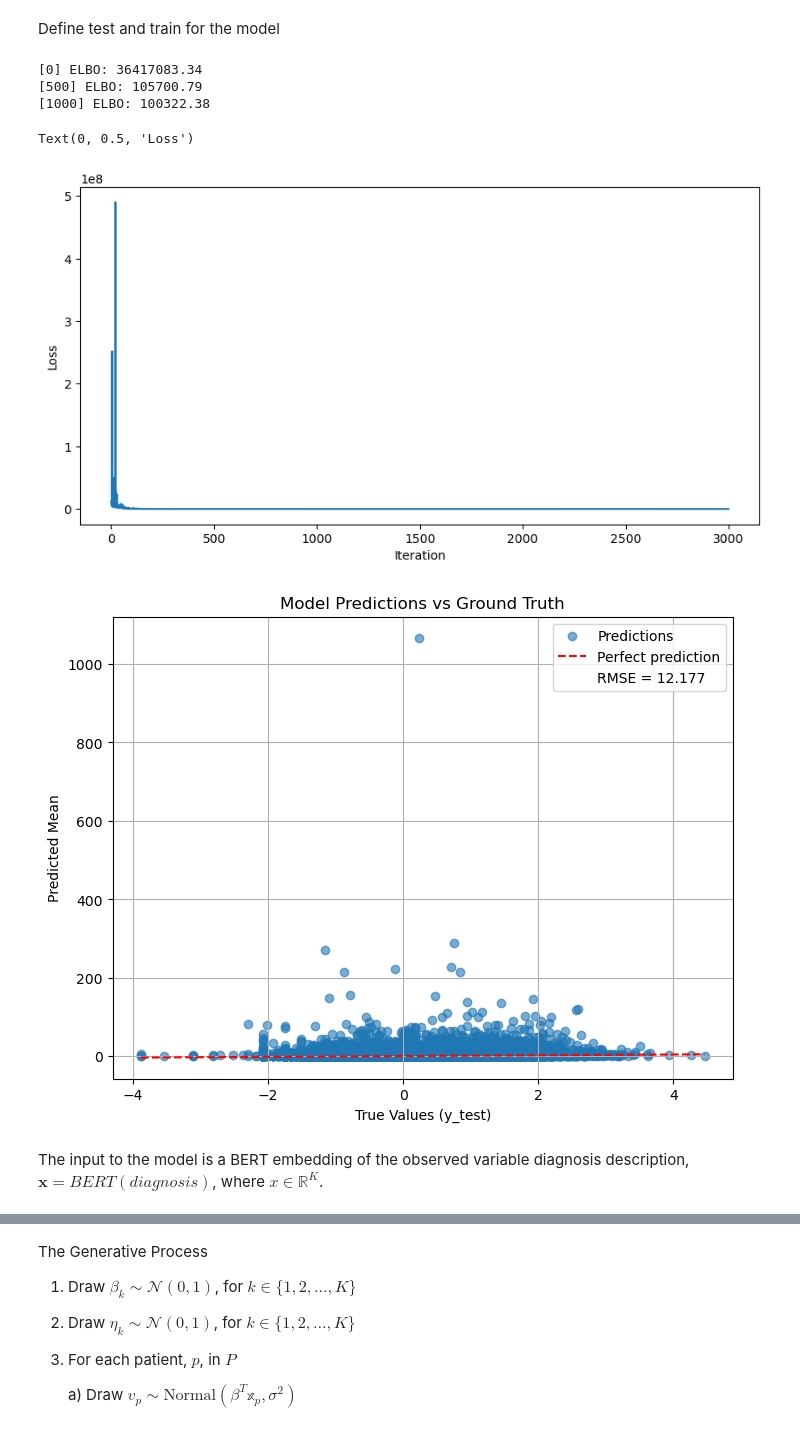
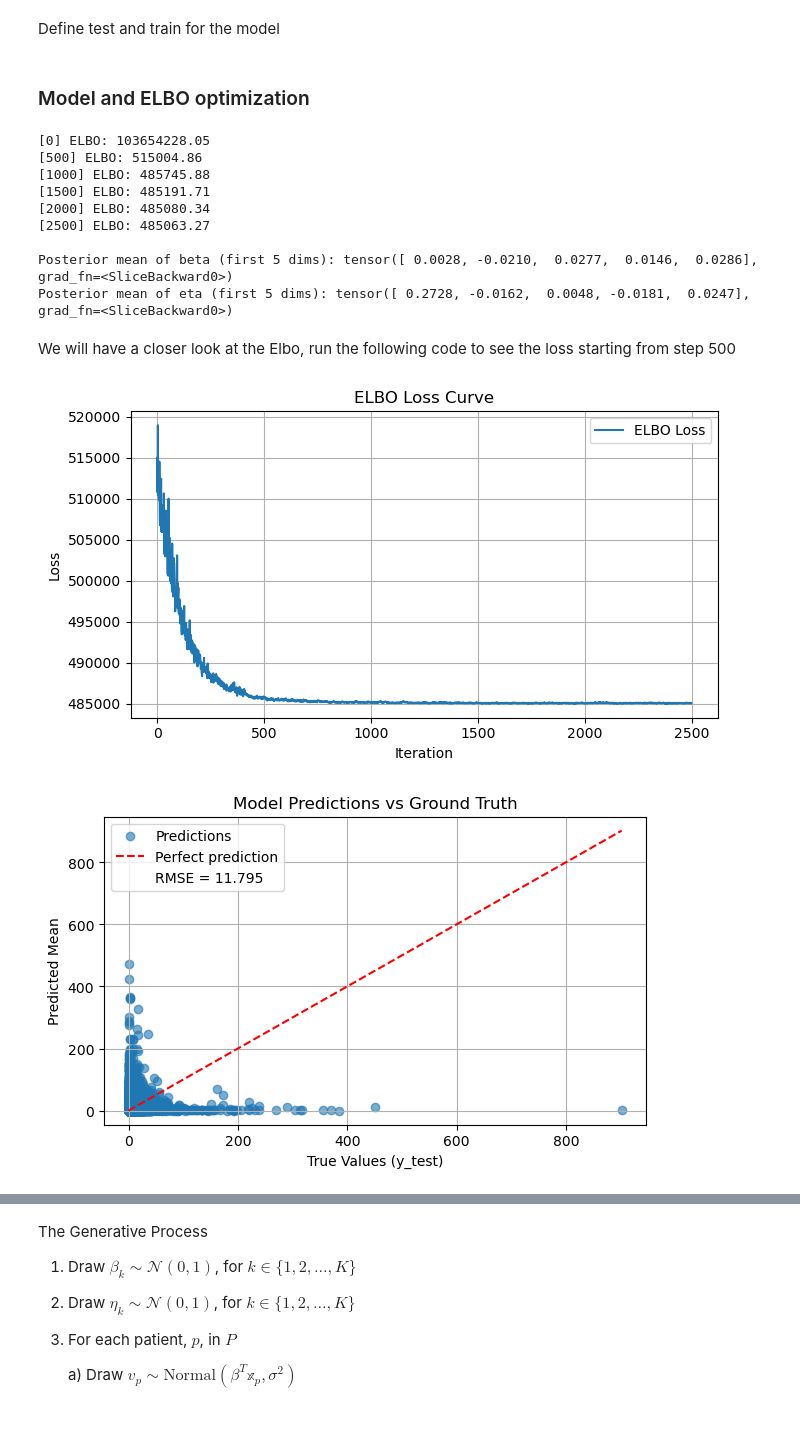
Before and after one commit to KarolineKlan/mbml_project, a Jupyter notebook: explanatory_notebook_PART1.ipynb, the cells around one changed output, grey strips where cells are left out. Saved outputs shown, nothing was run; the diff lists cells and outputs as text; code cells hidden in the pictures.

Commit message:
Final plots for part1 notebook

```diff
--- a/explanatory_notebook_PART1.ipynb
+++ b/explanatory_notebook_PART1.ipynb
@@ -113,7 +114,7 @@ plt.show()
 Lets split the data in train and testset and standadize it
 # %%
 # Split the data into training and test sets
-(x_emb_train, d_demo_train, v_time_train, a_count_train), (x_emb_test, d_demo_test, v_time_test, a_count_test) = split_patient_level(df)
+(x_emb_train, d_demo_train, v_time_train, a_count_train), (x_emb_test, d_demo_test, v_time_test, a_count_test) = split_patient_level(df, total_samples=len(df))
 
 # Standardize the embeddings and demographic data
 x_emb_train_pca, x_emb_test_pca, d_demo_train, d_demo_test = standardize_df(x_emb_train, x_emb_test, d_demo_train, d_demo_test)
@@ -148,10 +149,10 @@ X_test = torch.cat((ones_test, x_emb_test_pca), dim=1)
 
 y_train = v_time_train
 y_test = v_time_test
+# %% [markdown]
+### Model and ELBO optimization
 # %%
-# ==== Set random seed for reproducibility ====
-pyro.set_rng_seed(0)
-
+# ==== Data ====
 X = X_train
 y = y_train
 
@@ -196,57 +197,55 @@ eta_mean_d = posterior["eta"]
 print("\nPosterior mean of beta (first 5 dims):", beta_mean_d[:5])
 print("Posterior mean of eta (first 5 dims):", eta_mean_d[:5])
 # %% [output]
-[0] ELBO: 36417083.34
-[500] ELBO: 105700.79
-[1000] ELBO: 100322.38
+[0] ELBO: 103654228.05
+[500] ELBO: 515004.86
+[1000] ELBO: 485745.88
+[1500] ELBO: 485191.71
+[2000] ELBO: 485080.34
+[2500] ELBO: 485063.27
+
+Posterior mean of beta (first 5 dims): tensor([ 0.0028, -0.0210,  0.0277,  0.0146,  0.0286], grad_fn=<SliceBackward0>)
+Posterior mean of eta (first 5 dims): tensor([ 0.2728, -0.0162,  0.0048, -0.0181,  0.0247], grad_fn=<SliceBackward0>)
+# %% [markdown]
+We will have a closer look at the Elbo, run the following code to see the loss starting from step 500
 # %%
 # plot loss curve
-plt.figure(figsize=(10, 5))
-plt.plot(loss_curve, label='ELBO Loss')
+plt.figure(figsize=(7, 4))
+plt.plot(loss_curve[500:], label='ELBO Loss')
 plt.xlabel('Iteration')
 plt.ylabel('Loss')
+plt.title('ELBO Loss Curve')
+plt.legend()
+plt.grid()
+plt.tight_layout()
 # %% [output]
-Text(0, 0.5, 'Loss')
-[figure, old version]
+[figure, new version]
 # %%
+# New predictions
 y_pred_log = dist.Normal(X_test @ beta_mean_d, torch.nn.functional.softplus(X_test @ eta_mean_d)).sample()
-from Preprocess_df import reverse_standardize_tensor
 
 # Convert predictions and true values back to original scale
 y_pred_np = np.exp(reverse_standardize_tensor(y_pred_log, mean_v_time_train, std_v_time_train).cpu().numpy())
 y_test_np = v_time_test.cpu().numpy()
 
-# Define a max value threshold (e.g., 1e6) to clip out extreme values
-threshold = 1e200
-
-# Create a valid mask
-mask = np.isfinite(y_pred_np) & (y_pred_np < threshold) & (y_test_np < threshold)
-
-# Apply the mask
-y_pred_clean = y_pred_np[mask]
-y_test_clean = y_test_np[mask]
-
-
 # Compute RMSE
-rmse = np.sqrt(mean_squared_error(y_test_clean, y_pred_clean))
+rmse = np.sqrt(mean_squared_error(y_test_np, y_pred_np))
 
 # Plot
-plt.figure(figsize=(8, 6))
-plt.scatter(y_test_clean, y_pred_clean, alpha=0.6, label="Predictions")
-plt.plot([y_test_clean.min(), y_test_clean.max()],
-         [y_test_clean.min(), y_test_clean.max()],
+plt.figure(figsize=(7, 4))
+plt.scatter(y_test_np, y_pred_np, alpha=0.6, label="Predictions")
+plt.plot([y_test_np.min(), y_test_np.max()],
+         [y_test_np.min(), y_test_np.max()],
          'r--', label="Perfect prediction")
 
 # Add dummy plot for RMSE
 plt.plot([], [], ' ', label=f"RMSE = {rmse:.3f}")
 
 plt.xlabel("True Values (y_test)")
 plt.ylabel("Predicted Mean")
 plt.title("Model Predictions vs Ground Truth")
 plt.legend()
 plt.grid(True)
 plt.show()
 # %% [output]
-[figure, old version]
+[figure, new version]
-# %% [markdown]
-The input to the model is a BERT embedding of the observed variable diagnosis description, $\bm{x}=BERT(diagnosis)$, where $x \in \mathbb{R}^K$.
```
Also changed, not shown: parts of 15 cells of this notebook.
